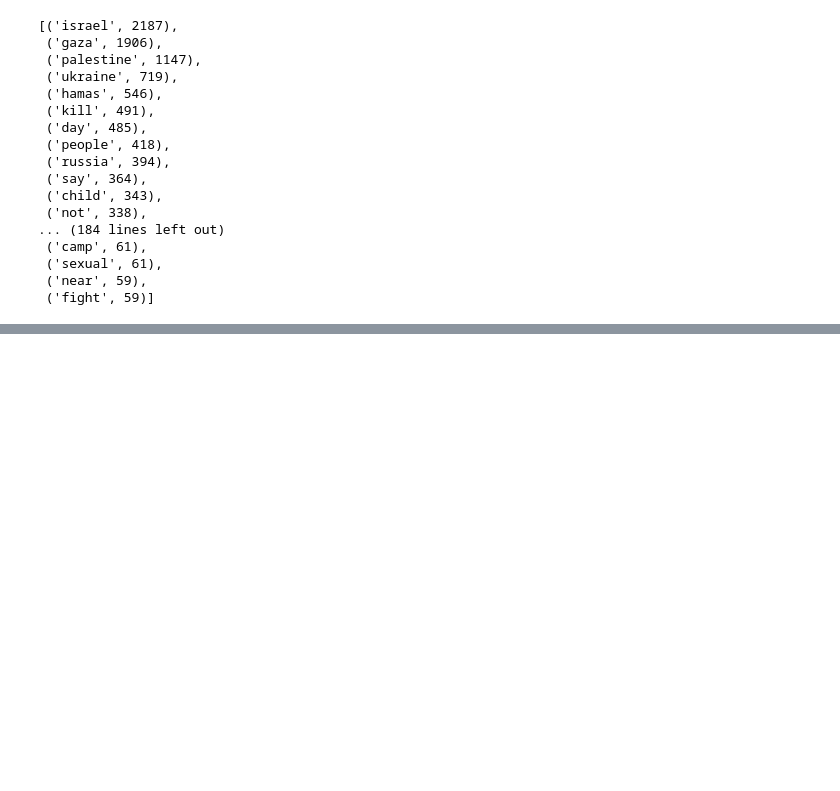
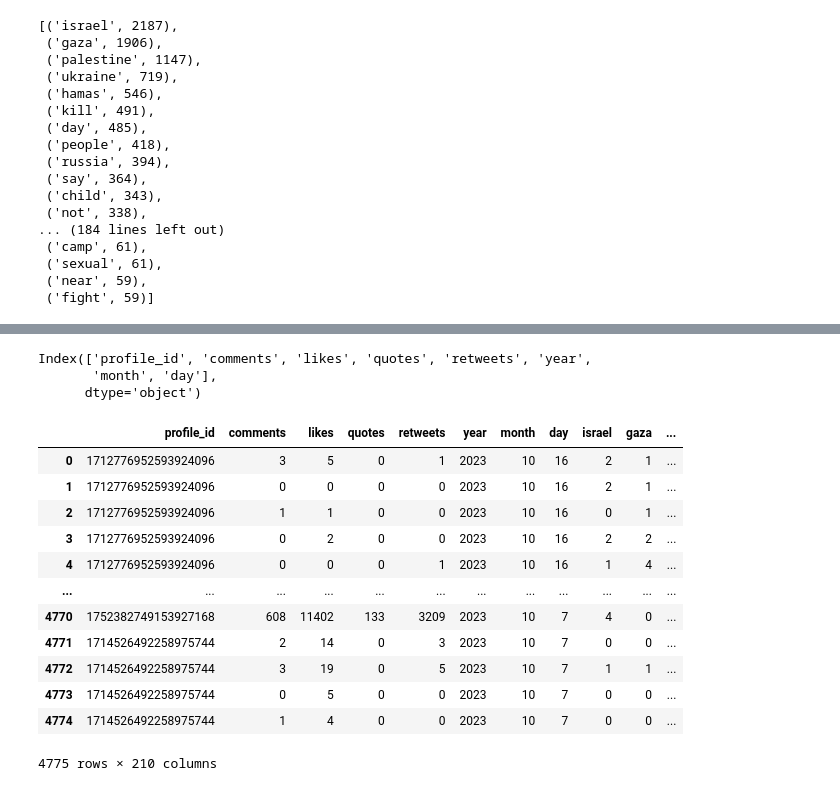
Before and after one commit to Ismailea4/Projet-PFA, a Jupyter notebook: Cleaning_data.ipynb, the cells around one changed output, grey strips where cells are left out. Cells and saved outputs as stored; diff of their text form; code cells hidden in the pictures; blank space fills up the shorter version.

```diff
--- a/Cleaning_data.ipynb
+++ b/Cleaning_data.ipynb
@@ -494,0 +491,4 @@ rocks : walked
+# %%
+df4 = df3.drop(['text','sentiment_polarity','sentiment'],axis=1)
+df_sentiment = df3[['sentiment_polarity','sentiment']]
+df_sentiment
@@ -494,0 +509,25 @@ rocks : walked
+# %%
+columns = df4.columns
+columns
+# %% [output]
+Index(['profile_id', 'comments', 'likes', 'quotes', 'retweets', 'year',
+       'month', 'day'],
+      dtype='object')
+# %%
+df_cleaned = pd.concat([df4,df_occurrence,df_sentiment] , axis=1)
+# %%
+df_cleaned
+# %% [output]
+|  | profile_id | comments | likes | quotes | retweets | year | month | day | israel | gaza | ... |
+| 0 | 1712776952593924096 | 3 | 5 | 0 | 1 | 2023 | 10 | 16 | 2 | 1 | ... |
+| 1 | 1712776952593924096 | 0 | 0 | 0 | 0 | 2023 | 10 | 16 | 2 | 1 | ... |
+| 2 | 1712776952593924096 | 1 | 1 | 0 | 0 | 2023 | 10 | 16 | 0 | 1 | ... |
+| 3 | 1712776952593924096 | 0 | 2 | 0 | 0 | 2023 | 10 | 16 | 2 | 2 | ... |
+| 4 | 1712776952593924096 | 0 | 0 | 0 | 1 | 2023 | 10 | 16 | 1 | 4 | ... |
+| ... | ... | ... | ... | ... | ... | ... | ... | ... | ... | ... | ... |
+| 4770 | 1752382749153927168 | 608 | 11402 | 133 | 3209 | 2023 | 10 | 7 | 4 | 0 | ... |
+| 4771 | 1714526492258975744 | 2 | 14 | 0 | 3 | 2023 | 10 | 7 | 0 | 0 | ... |
+| 4772 | 1714526492258975744 | 3 | 19 | 0 | 5 | 2023 | 10 | 7 | 1 | 1 | ... |
+| 4773 | 1714526492258975744 | 0 | 5 | 0 | 0 | 2023 | 10 | 7 | 0 | 0 | ... |
+| 4774 | 1714526492258975744 | 1 | 4 | 0 | 0 | 2023 | 10 | 7 | 0 | 0 | ... |
+4775 rows × 210 columns
```
Also changed, not shown: parts of 47 cells of this notebook.
